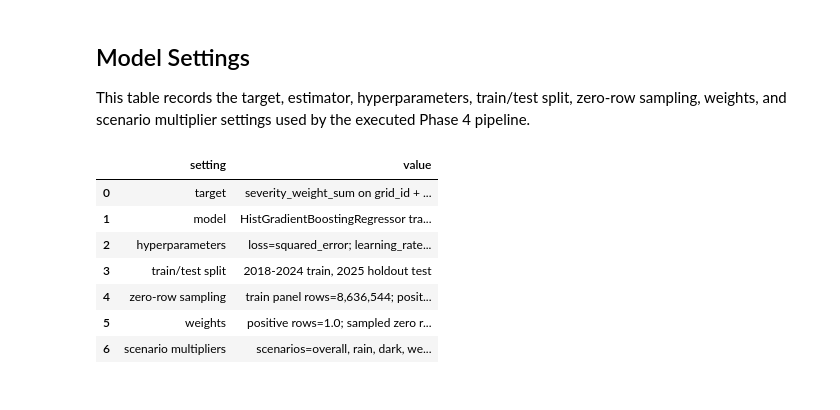
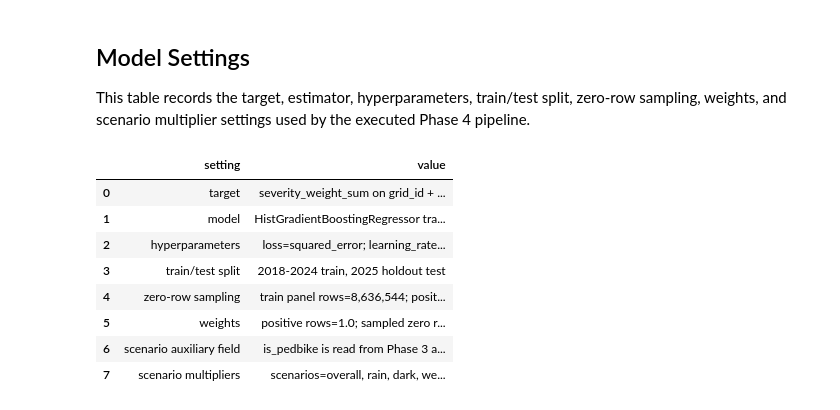
Before and after one commit to resent02/data-mining-project, a Jupyter notebook: crisp_stages/code/phase4/crisp_dm_phase4_modeling.ipynb, the cells around one changed output. Drawn from its saved outputs; the diff is of its cells as text; code cells hidden in the pictures.

```diff
--- a/crisp_stages/code/phase4/crisp_dm_phase4_modeling.ipynb
+++ b/crisp_stages/code/phase4/crisp_dm_phase4_modeling.ipynb
@@ -980,34 +983,39 @@ model_settings_table = pd.DataFrame(
             "setting": "zero-row sampling",
             "value": (
                 f"train panel rows={sampling['train_panel_total_rows']:,}; "
                 f"positive rows={sampling['train_positive_rows']:,}; "
                 f"zero rows={sampling['train_zero_rows_total']:,}; "
                 f"sampled zeros={sampling['train_zero_rows_sampled']:,}"
             ),
         },
         {
             "setting": "weights",
             "value": f"positive rows=1.0; sampled zero rows={sampling['sampled_zero_weight']:.5f}",
         },
         {
+            "setting": "scenario auxiliary field",
+            "value": settings["scenario_auxiliary_field"],
+        },
+        {
             "setting": "scenario multipliers",
             "value": (
                 f"scenarios={', '.join(settings['scenario_multipliers']['scenarios'])}; "
                 f"{settings['scenario_multipliers']['method']}"
             ),
         },
     ]
 )
 display(model_settings_table)
 # %% [output]
 |  | setting | value |
 | 0 | target | severity_weight_sum on grid_id + ... |
 | 1 | model | HistGradientBoostingRegressor tra... |
 | 2 | hyperparameters | loss=squared_error; learning_rate... |
 | 3 | train/test split | 2018-2024 train, 2025 holdout test |
 | 4 | zero-row sampling | train panel rows=8,636,544; posit... |
 | 5 | weights | positive rows=1.0; sampled zero r... |
-| 6 | scenario multipliers | scenarios=overall, rain, dark, we... |
+| 6 | scenario auxiliary field | is_pedbike is read from Phase 3 a... |
+| 7 | scenario multipliers | scenarios=overall, rain, dark, we... |
 # %%
 # Presentation/report figures for CRISP-DM Phase 4.
 metrics = modeling_metadata["metrics"]
```
Also changed, not shown: parts of 4 cells of this notebook, 8 other files.
